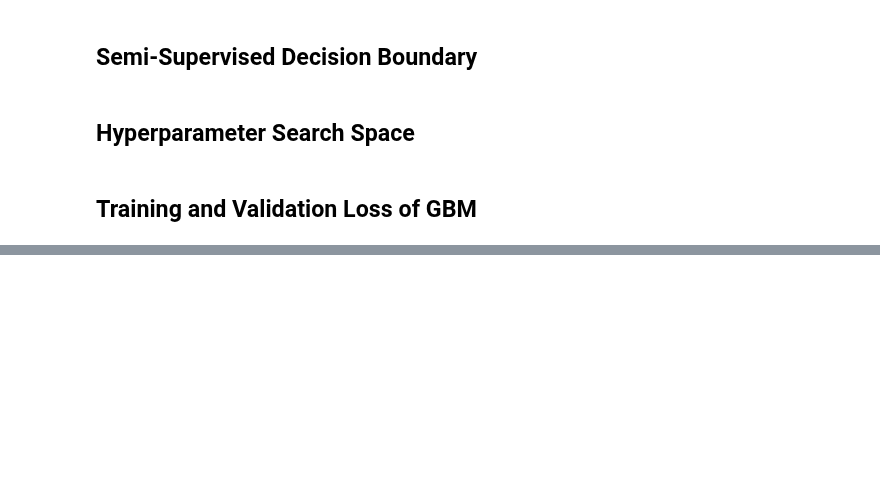
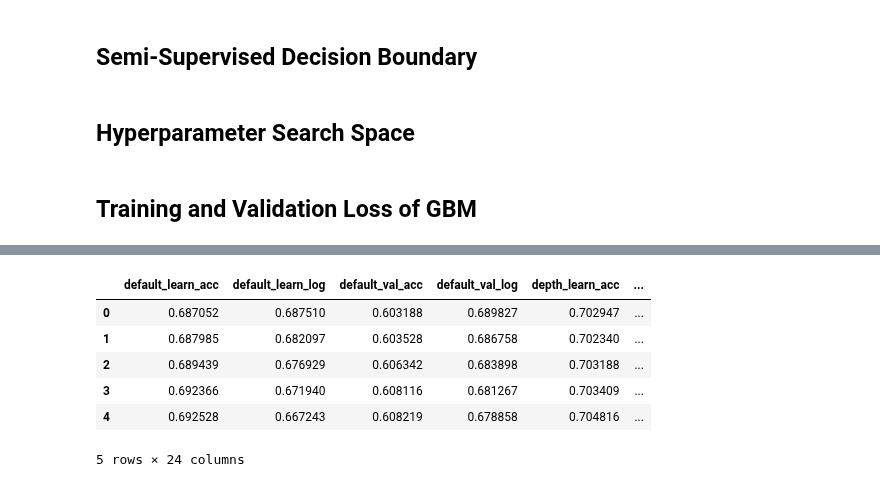
Before and after one commit to KarelZe/thesis, a Jupyter notebook: notebooks/6.0a-mb-visualizations.ipynb, the cells around one changed output, grey strips where cells are left out. Drawn from its saved outputs; the diff is of its cells as text; code cells hidden in the pictures; blank space fills up the shorter version.

```diff
--- a/notebooks/6.0a-mb-visualizations.ipynb
+++ b/notebooks/6.0a-mb-visualizations.ipynb
@@ -900,3 +918,14 @@ learning_metrics = pd.concat([metrics_learn, metrics_test], axis=1)
+# %%
+learning_metrics = pd.read_parquet(Path(model_dir, "results"))
+learning_metrics.head()
+# %% [output]
+|  | default_learn_acc | default_learn_log | default_val_acc | default_val_log | depth_learn_acc | ... |
+| 0 | 0.687052 | 0.687510 | 0.603188 | 0.689827 | 0.702947 | ... |
+| 1 | 0.687985 | 0.682097 | 0.603528 | 0.686758 | 0.702340 | ... |
+| 2 | 0.689439 | 0.676929 | 0.606342 | 0.683898 | 0.703188 | ... |
+| 3 | 0.692366 | 0.671940 | 0.608116 | 0.681267 | 0.703409 | ... |
+| 4 | 0.692528 | 0.667243 | 0.608219 | 0.678858 | 0.704816 | ... |
+5 rows × 24 columns
 # %%
 fig, (ax2, ax1) = plt.subplots(2, 1, figsize=(12*CM,8*CM), sharex=True)
 
```
Also changed, not shown: parts of 3 cells of this notebook, 9 other files.
